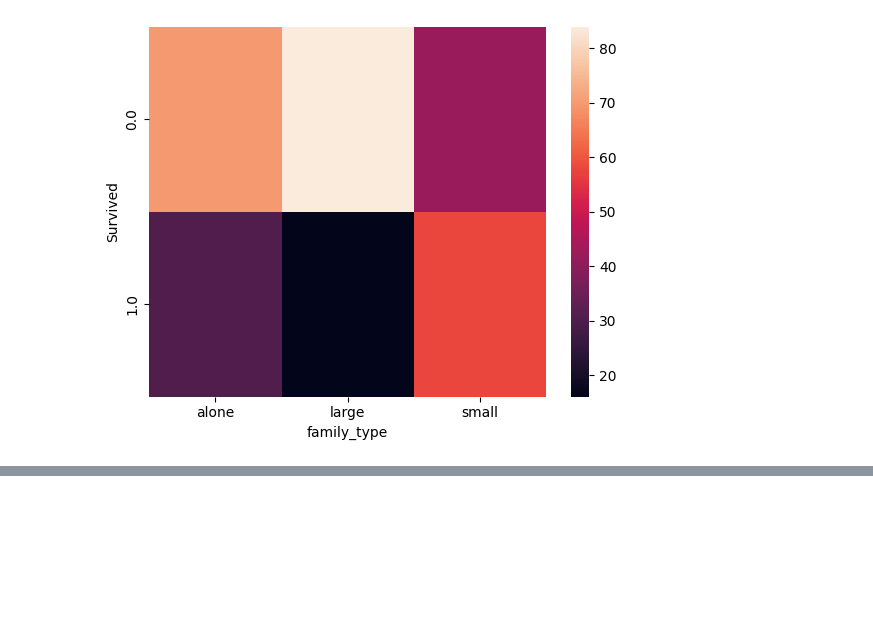
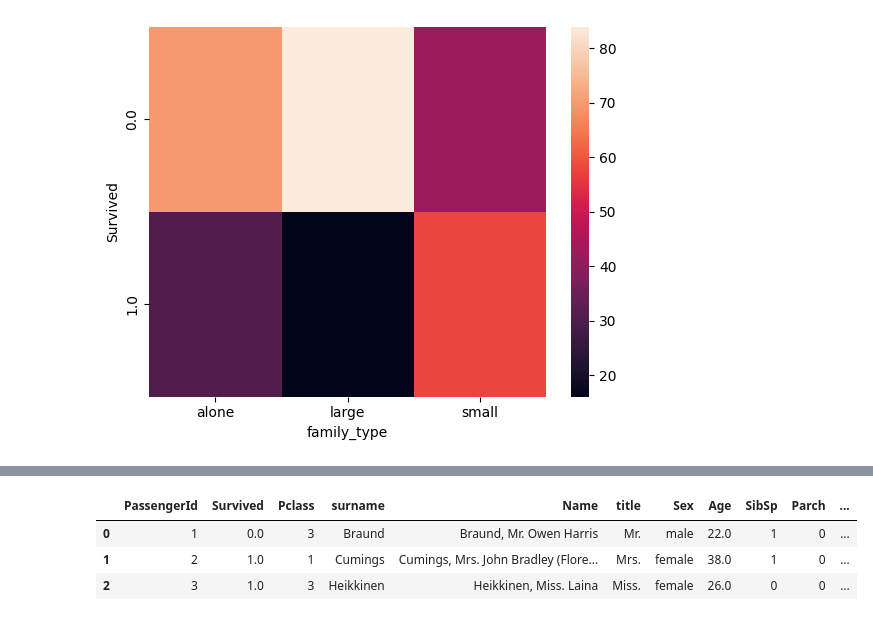
Before and after one commit to Muhammad-Waleed-Source/Exploratory-Data-Analysis, a Jupyter notebook: EDA.ipynb, the cells around one changed output, grey strips where cells are left out. Cells and saved outputs as stored; diff of their text form; code cells hidden in the pictures; blank space fills up the shorter version.

```diff
--- a/EDA.ipynb
+++ b/EDA.ipynb
@@ -822,0 +894,7 @@ sns.heatmap(pd.crosstab(df['Survived'], df['family_type'], normalize='columns')*
+# %%
+df.head(3)
+# %% [output]
+|  | PassengerId | Survived | Pclass | surname | Name | title | Sex | Age | SibSp | Parch | ... |
+| 0 | 1 | 0.0 | 3 | Braund | Braund, Mr. Owen Harris | Mr. | male | 22.0 | 1 | 0 | ... |
+| 1 | 2 | 1.0 | 1 | Cumings | Cumings, Mrs. John Bradley (Flore... | Mrs. | female | 38.0 | 1 | 0 | ... |
+| 2 | 3 | 1.0 | 3 | Heikkinen | Heikkinen, Miss. Laina | Miss. | female | 26.0 | 0 | 0 | ... |
```
Also changed, not shown: parts of 16 cells of this notebook.
